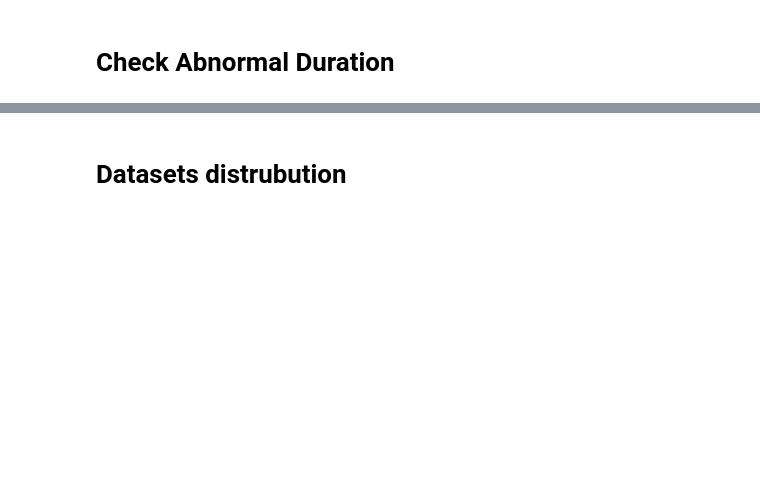
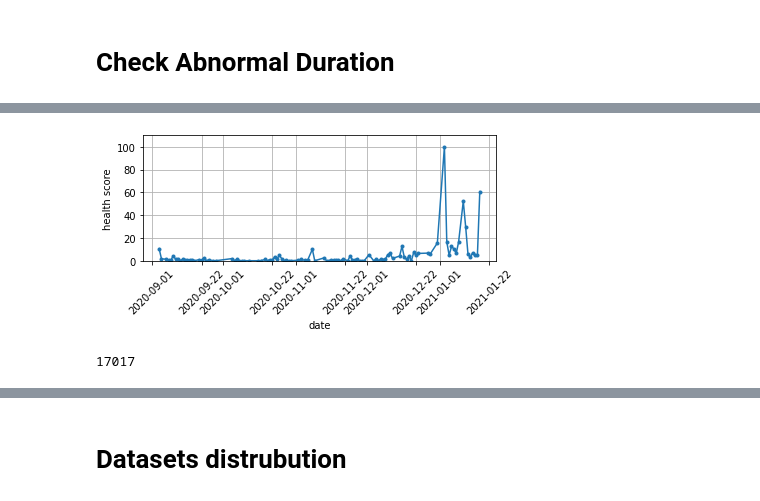
Before and after one commit to owen198/csc_domain_adaptation, a Jupyter notebook: csc_datasets.ipynb, the cells around one changed output, grey strips where cells are left out. Cells and saved outputs as stored; diff of their text form; code cells hidden in the pictures; blank space fills up the shorter version.

```diff
--- a/csc_datasets.ipynb
+++ b/csc_datasets.ipynb
@@ -139 +170,18 @@ print(len(W4633070102))
 43518
+# %%
+W4633080200 = pd.concat([pd.read_csv(path+'W4633080200'+'_202009.csv'),
+                         pd.read_csv(path+'W4633080200'+'_202010.csv'),
+                         pd.read_csv(path+'W4633080200'+'_202011.csv'),
+                         pd.read_csv(path+'W4633080200'+'_202012.csv'),
+                         pd.read_csv(path+'W4633080200'+'_202101.csv')])
+
+if b_trend:
+    _, W4633080200_model, W4633080200_normalizer = check_duration (W4633080200,
+                                                                    datetime.datetime(2020,9,1,0,0),
+                                                                    datetime.datetime(2020,12,1,0,0),
+                                                                    datetime.datetime(2021,2,1,0,0))
+
+print(len(W4633080200))
+# %% [output]
+[figure, added]
+17017
```
Also changed, not shown: parts of 29 cells of this notebook.
